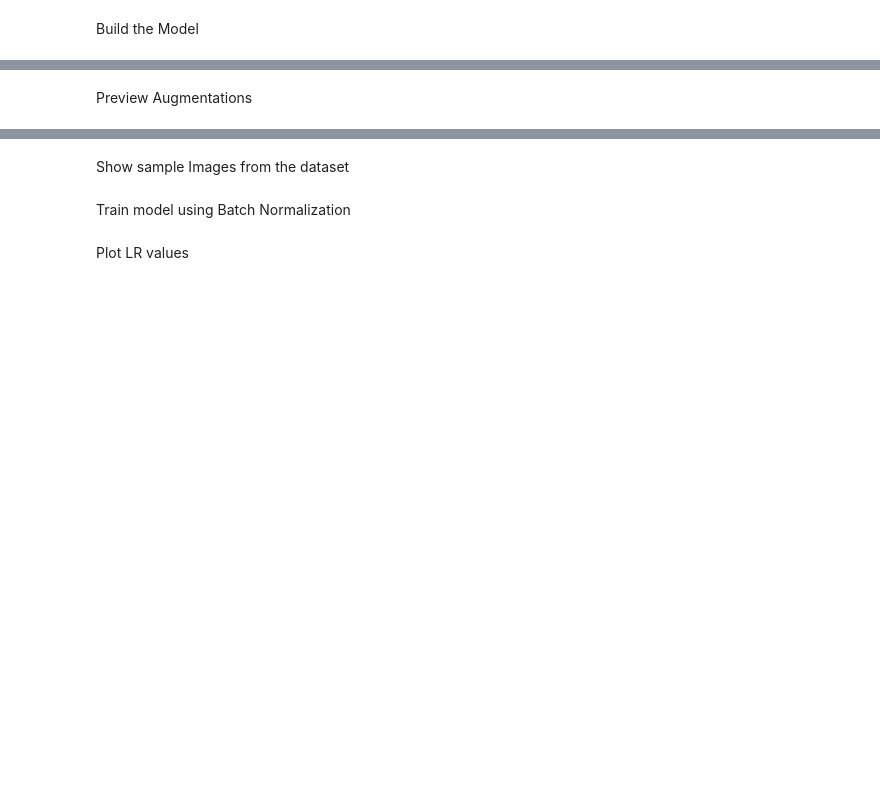
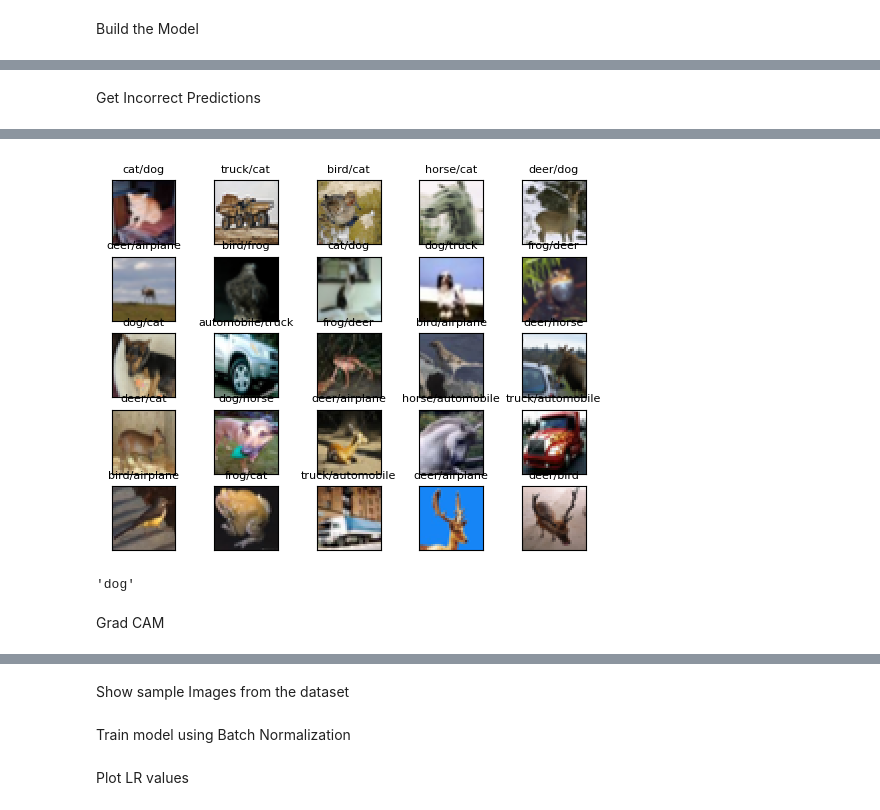
Before and after one commit to jyanivaddi/ERA_V1, a Jupyter notebook: session_11/s11.ipynb, the cells around one changed output, grey strips where cells are left out. Cells and saved outputs as stored; diff of their text form; code cells hidden in the pictures; blank space fills up the shorter version.

```diff
--- a/session_11/s11.ipynb
+++ b/session_11/s11.ipynb
@@ -71,8 +72,8 @@ test_transforms = A.Compose([
 optimizer_type = 'SGD'
 optimizer_params = {
     'weight_decay': 5e-4,
-    'lr': 0.03,
-    'momentum': 0.99
+    'lr': 0.01,
+    'momentum': 0.9
 }
 scheduler_type = 'ReduceLrOnPlateau'
 scheduler_params = {
@@ -81,7 +82,7 @@ scheduler_params = {
     'patience': 4,
     'threshold': 0.1
 }
-loss_func = F.nll_loss
+loss_func = nn.CrossEntropyLoss()
 # %% [markdown]
 Define Parameters
 # %%
@@ -137,2 +183,8 @@ AttributeError: ignored
-# %% [markdown]
-Preview Augmentations
+# %% [markdown]
+Get Incorrect Predictions
+# %%
+from utils.utils import get_incorrect_predictions
+from utils.vis_utils import show_incorrect_predictions
+incorrect_predictions = get_incorrect_predictions(model, test_loader, device)
+show_incorrect_predictions(incorrect_predictions, class_names, num_rows = 5, num_cols = 5)
+# %% [output]
@@ -138,0 +197,7 @@ Preview Augmentations
+[figure, added]
+# %%
+class_names['5']
+# %% [output]
+'dog'
+# %% [markdown]
+Grad CAM
```
Also changed, not shown: parts of 9 cells of this notebook.
